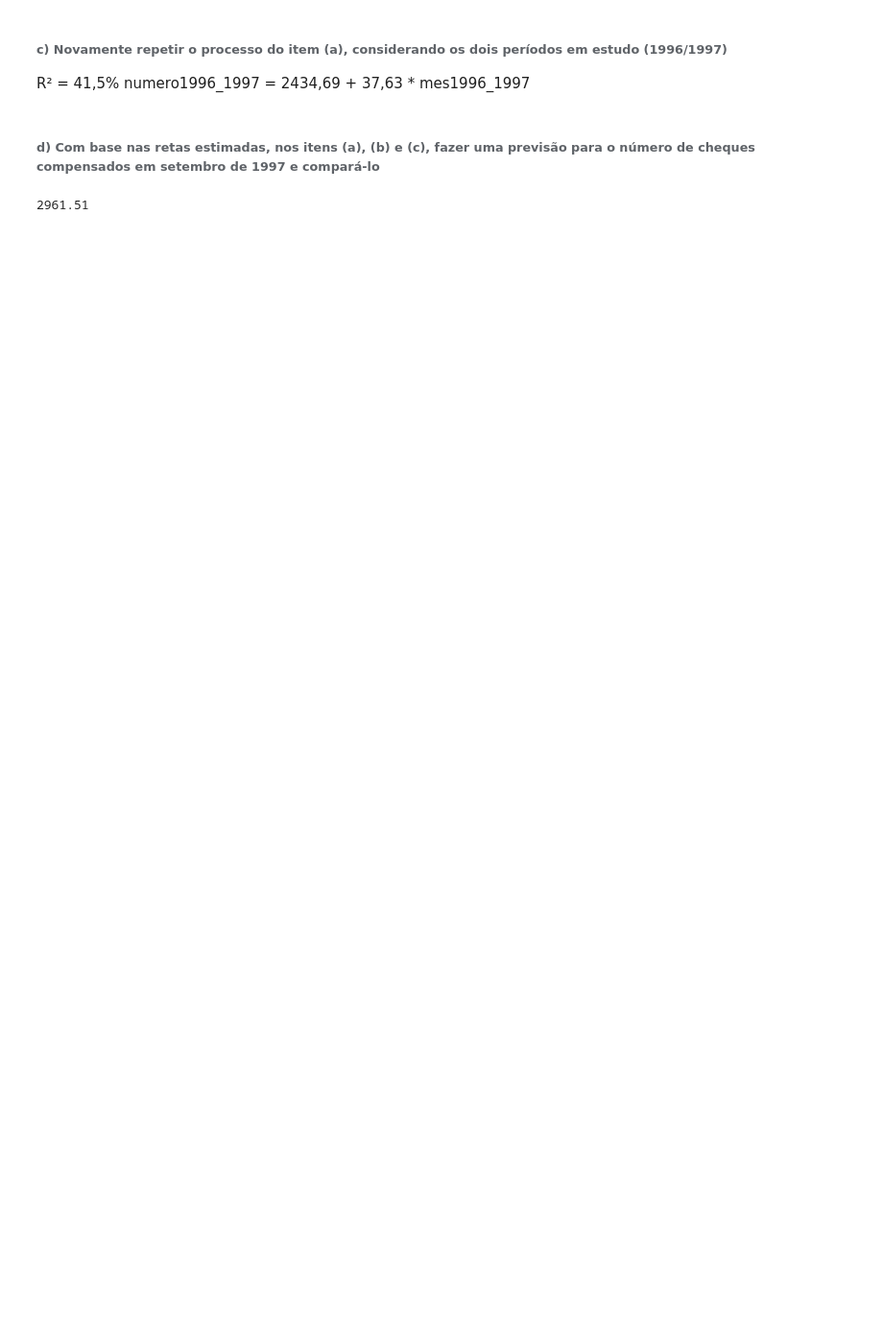
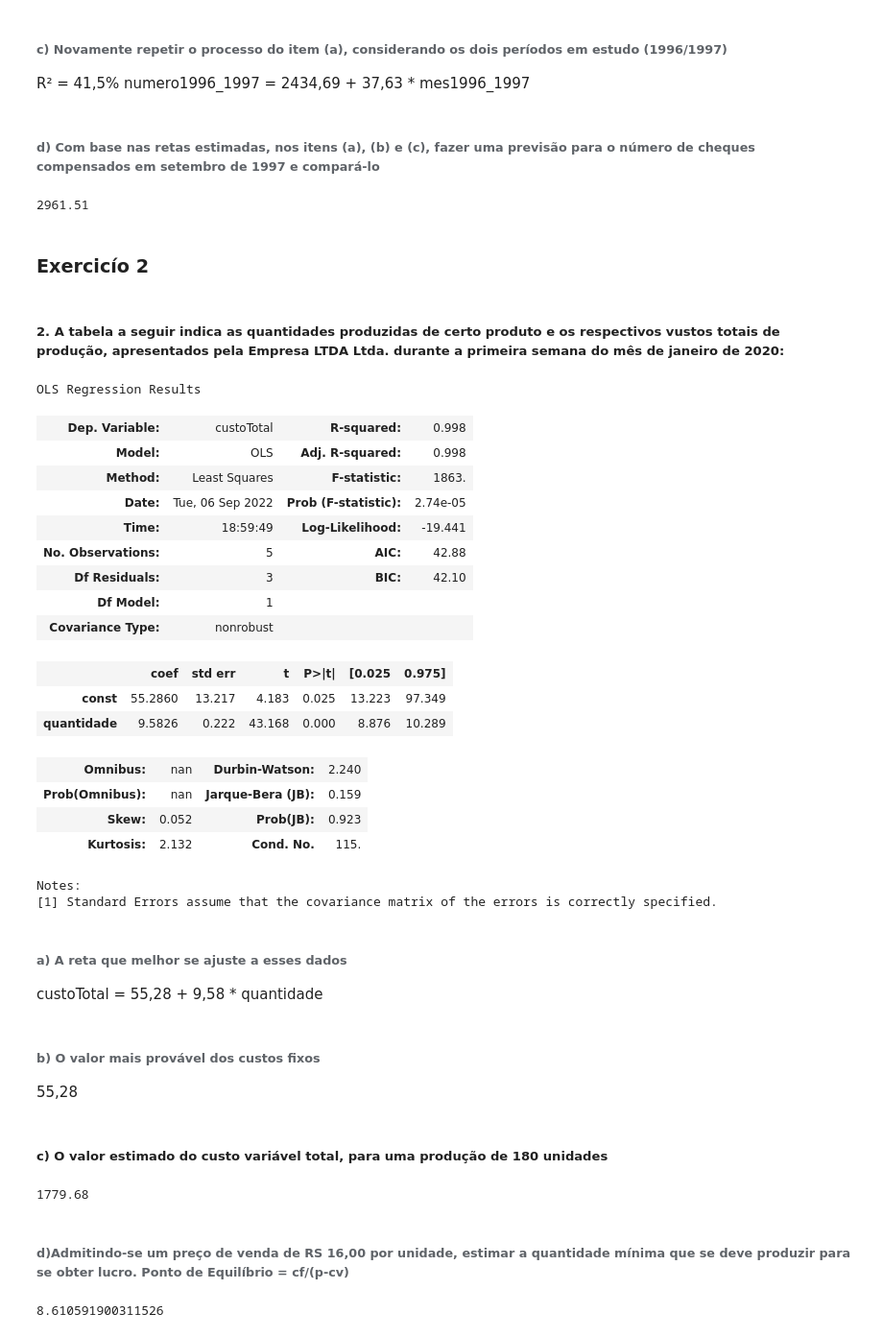
Before and after one commit to Nickcarv18/Businnes-Intelligence, a Jupyter notebook: listaExercicios_regressaoLinear.ipynb, the cells around one changed output. Shown at 96% size. Saved outputs shown, nothing was run; the diff lists cells and outputs as text; code cells hidden in the pictures; blank space fills up the shorter version.

```diff
--- a/listaExercicios_regressaoLinear.ipynb
+++ b/listaExercicios_regressaoLinear.ipynb
@@ -118,3 +120,60 @@ numero1996_1997 = 2434,69 + 37,63 * mes1996_1997
 2434.69 + 37.63 * 14
 # %% [output]
 2961.51
+# %% [markdown]
+### Exercicío 2
+# %% [markdown]
+##### 2. A tabela a seguir indica as quantidades produzidas de certo produto e os respectivos vustos totais de produção, apresentados pela Empresa LTDA Ltda. durante a primeira semana do mês de janeiro de 2020:
+# %%
+quantidade = [10, 25, 50, 80, 90]
+custoTotal = [150, 290, 540, 840, 900]
+# %%
+dados = pd.DataFrame(zip(quantidade, custoTotal), columns = ['quantidade', 'custoTotal'])
+# %%
+X = dados['quantidade']
+y = dados['custoTotal']
+X = sm.add_constant(X)
+model = sm.OLS(y,X).fit()
+model.summary()
+# %% [output]
+OLS Regression Results
+| Dep. Variable: | custoTotal | R-squared: | 0.998 |
+| Model: | OLS | Adj. R-squared: | 0.998 |
+| Method: | Least Squares | F-statistic: | 1863. |
+| Date: | Tue, 06 Sep 2022 | Prob (F-statistic): | 2.74e-05 |
+| Time: | 18:59:49 | Log-Likelihood: | -19.441 |
+| No. Observations: | 5 | AIC: | 42.88 |
+| Df Residuals: | 3 | BIC: | 42.10 |
+| Df Model: | 1 |  |  |
+| Covariance Type: | nonrobust |  |  |
+|  | coef | std err | t | P>|t| | [0.025 | 0.975] |
+| const | 55.2860 | 13.217 | 4.183 | 0.025 | 13.223 | 97.349 |
+| quantidade | 9.5826 | 0.222 | 43.168 | 0.000 | 8.876 | 10.289 |
+| Omnibus: | nan | Durbin-Watson: | 2.240 |
+| Prob(Omnibus): | nan | Jarque-Bera (JB): | 0.159 |
+| Skew: | 0.052 | Prob(JB): | 0.923 |
+| Kurtosis: | 2.132 | Cond. No. | 115. |
+Notes:
+[1] Standard Errors assume that the covariance matrix of the errors is correctly specified.
+# %% [markdown]
+###### a) A reta que melhor se ajuste a esses dados
+
+custoTotal = 55,28 + 9,58 * quantidade
+# %% [markdown]
+###### b) O valor mais provável dos custos fixos
+
+55,28
+# %% [markdown]
+##### c) O valor estimado do custo variável total, para uma produção de 180 unidades
+# %%
+55.28 + 9.58 * 180
+# %% [output]
+1779.68
+# %% [markdown]
+###### d)Admitindo-se um preço de venda de RS 16,00 por unidade, estimar a quantidade mínima que se deve produzir para se obter lucro. Ponto de Equilíbrio = cf/(p-cv)
+# %%
+55.28 / (16 - 9.58)
+
+# Quantidade mínima arredondando é 9
+# %% [output]
+8.610591900311526
```
Also changed, not shown: parts of 13 cells of this notebook.
